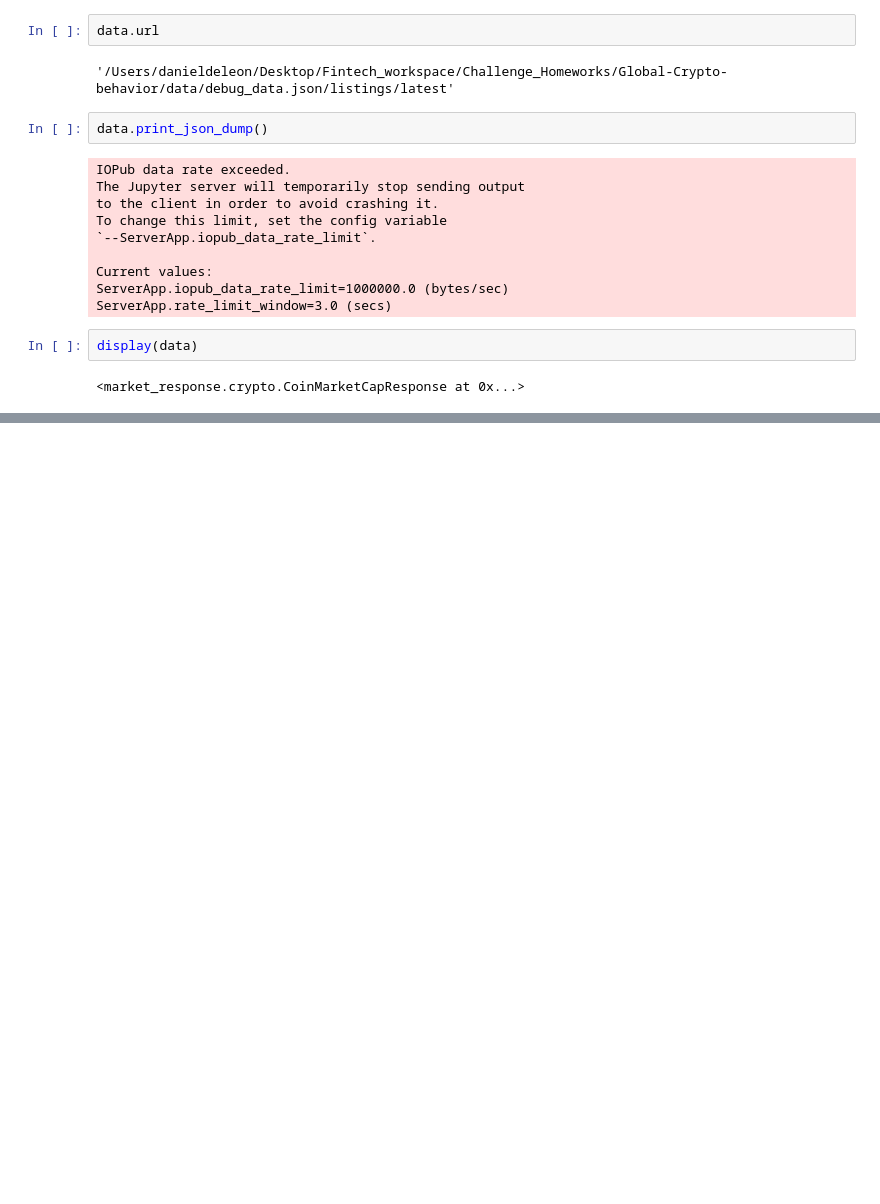
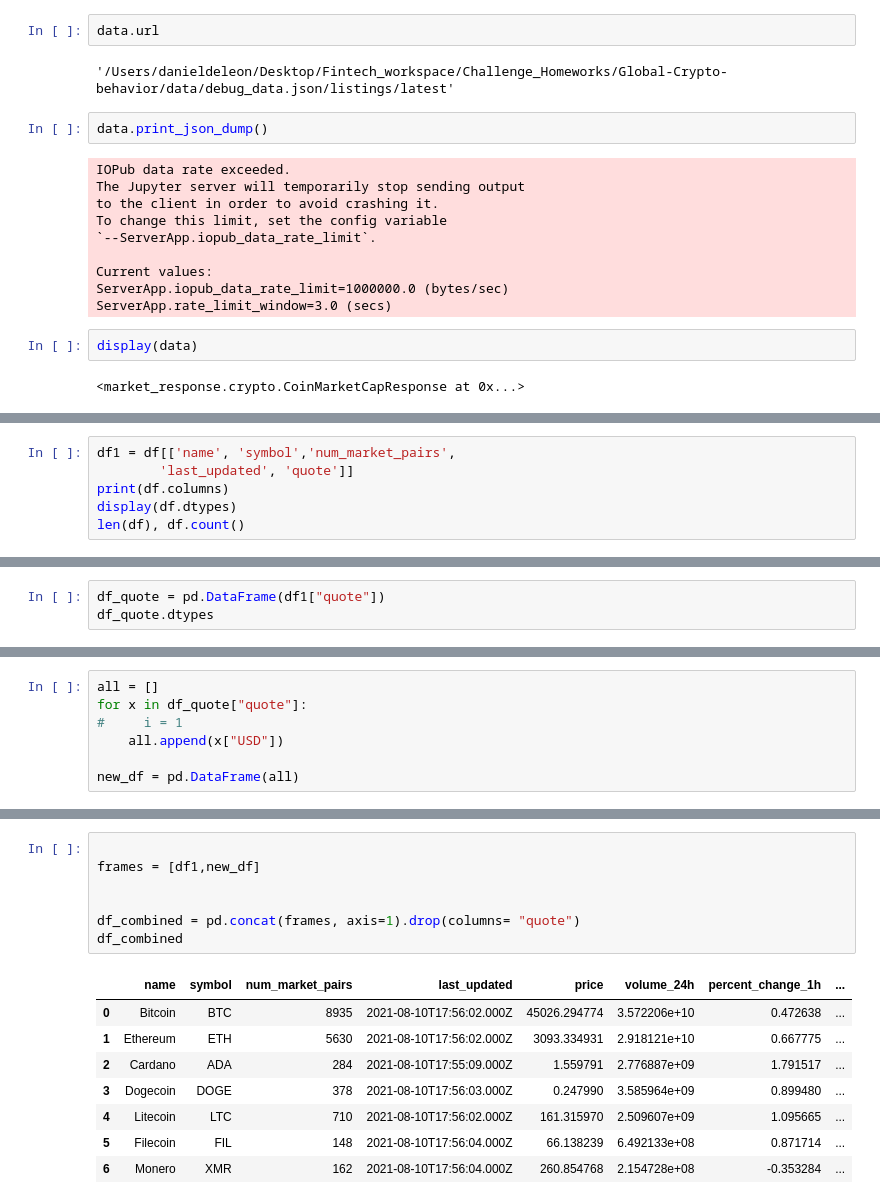
Before and after one commit to jasonjgarcia24/global-crypto-behavior-1, a Jupyter notebook: Global-Crypto-behavior.ipynb, the cells around one changed output, grey strips where cells are left out. Saved outputs shown, nothing was run; the diff lists cells and outputs as text; blank space fills up the shorter version.

```diff
--- a/Global-Crypto-behavior.ipynb
+++ b/Global-Crypto-behavior.ipynb
@@ -100,0 +103,6 @@ data.dataframe.drop(columns = ["platform"])
+# %%
+df1 = df[['name', 'symbol','num_market_pairs',
+        'last_updated', 'quote']]
+print(df.columns)
+display(df.dtypes)
+len(df), df.count()
@@ -100,0 +156,3 @@ data.dataframe.drop(columns = ["platform"])
+# %%
+df_quote = pd.DataFrame(df1["quote"])
+df_quote.dtypes
@@ -100,0 +162,7 @@ data.dataframe.drop(columns = ["platform"])
+# %%
+all = []
+for x in df_quote["quote"]:
+#     i = 1
+    all.append(x["USD"])
+
+new_df = pd.DataFrame(all)
@@ -100,0 +180,16 @@ data.dataframe.drop(columns = ["platform"])
+# %%
+
+frames = [df1,new_df]
+
+
+df_combined = pd.concat(frames, axis=1).drop(columns= "quote")
+df_combined
+# %% [output]
+|  | name | symbol | num_market_pairs | last_updated | price | volume_24h | percent_change_1h | ... |
+| 0 | Bitcoin | BTC | 8935 | 2021-08-10T17:56:02.000Z | 45026.294774 | 3.572206e+10 | 0.472638 | ... |
+| 1 | Ethereum | ETH | 5630 | 2021-08-10T17:56:02.000Z | 3093.334931 | 2.918121e+10 | 0.667775 | ... |
+| 2 | Cardano | ADA | 284 | 2021-08-10T17:55:09.000Z | 1.559791 | 2.776887e+09 | 1.791517 | ... |
+| 3 | Dogecoin | DOGE | 378 | 2021-08-10T17:56:03.000Z | 0.247990 | 3.585964e+09 | 0.899480 | ... |
+| 4 | Litecoin | LTC | 710 | 2021-08-10T17:56:02.000Z | 161.315970 | 2.509607e+09 | 1.095665 | ... |
+| 5 | Filecoin | FIL | 148 | 2021-08-10T17:56:04.000Z | 66.138239 | 6.492133e+08 | 0.871714 | ... |
+| 6 | Monero | XMR | 162 | 2021-08-10T17:56:04.000Z | 260.854768 | 2.154728e+08 | -0.353284 | ... |
```
Also changed, not shown: parts of 11 cells of this notebook.
